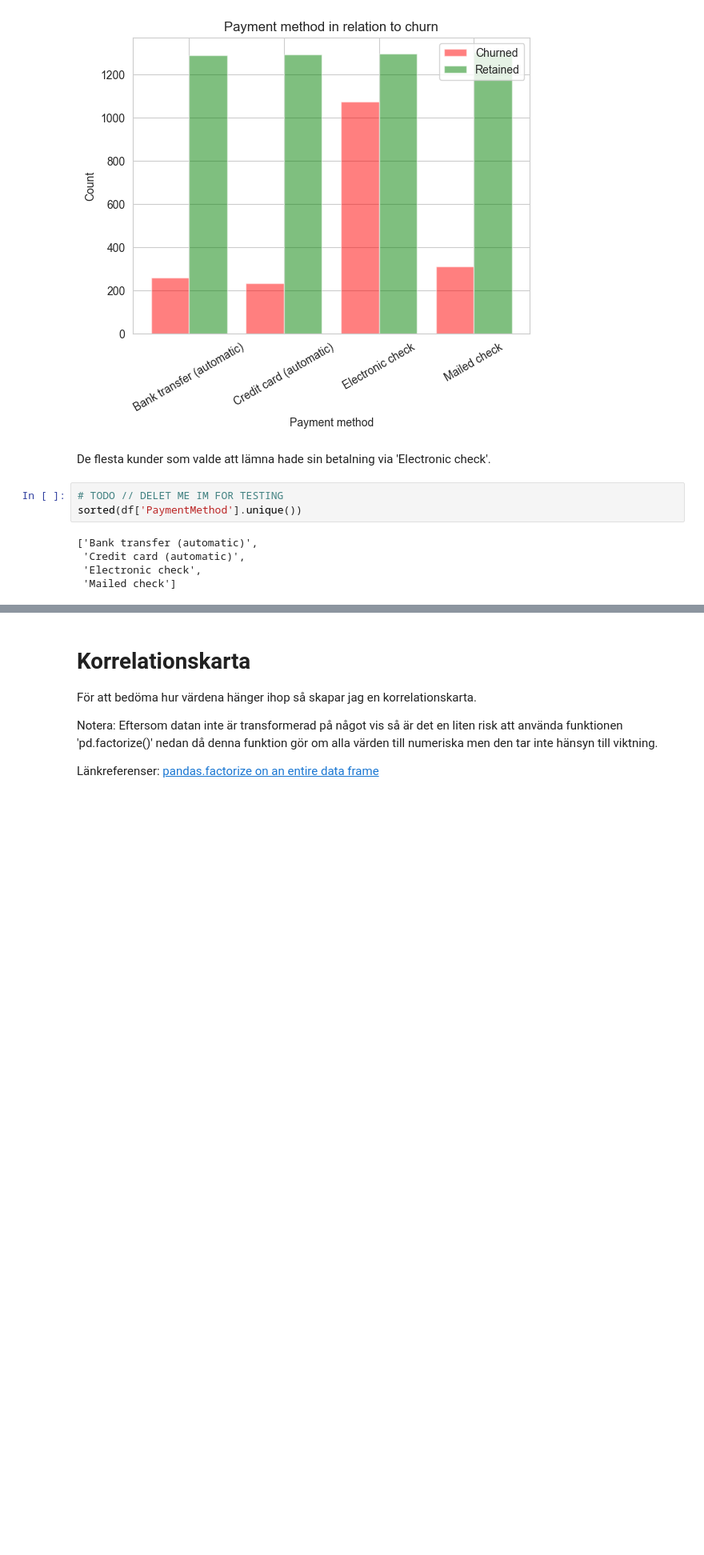
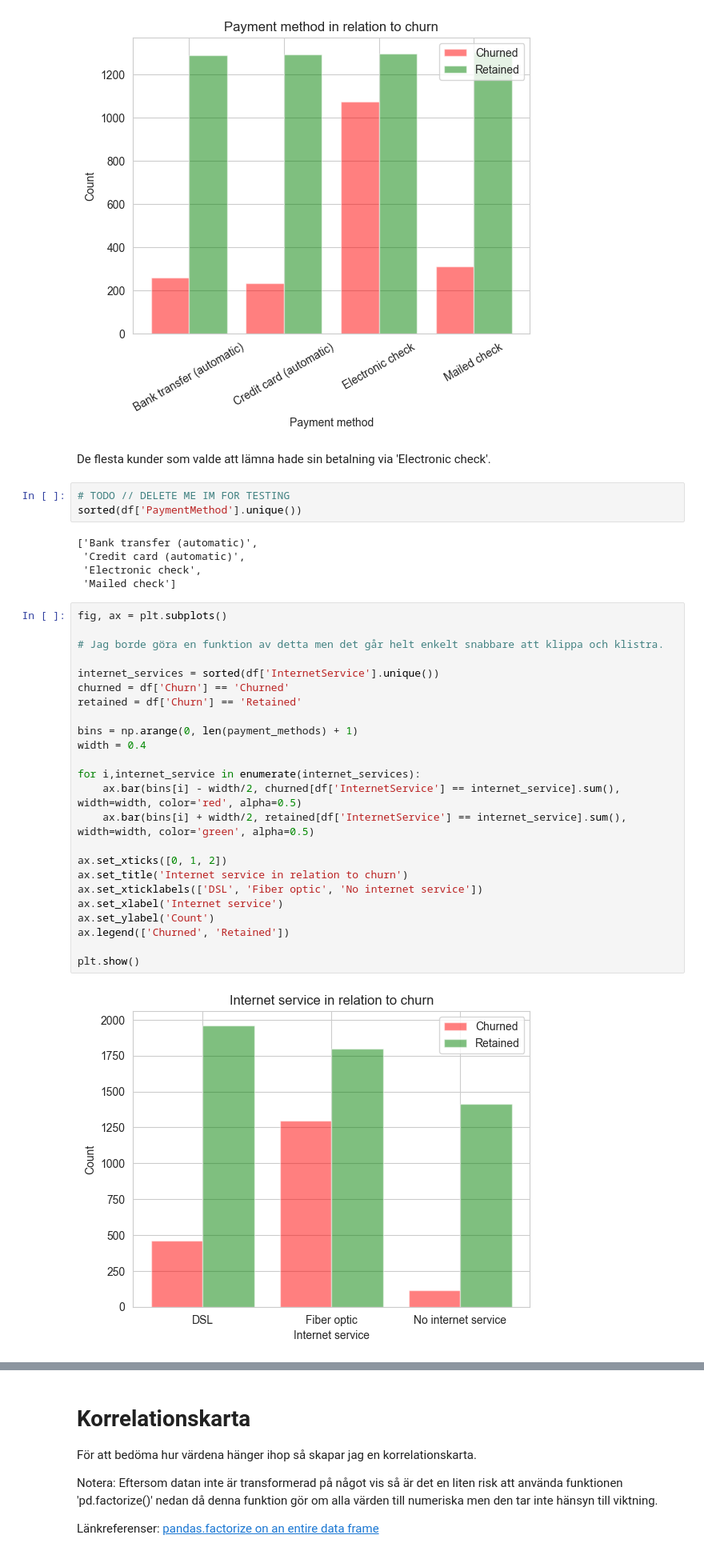
Before and after one commit to HermanCoding/AI2_Inlamning1, a Jupyter notebook: Inlamning1.ipynb, the cells around one changed output, grey strips where cells are left out. Shown at 80% size. Drawn from its saved outputs; the diff is of its cells as text; blank space fills up the shorter version.

```diff
--- a/Inlamning1.ipynb
+++ b/Inlamning1.ipynb
@@ -338,10 +341,36 @@ plt.show()
 # %% [markdown]
 De flesta kunder som valde att lämna hade sin betalning via 'Electronic check'.
 # %%
-# TODO // DELET ME IM FOR TESTING
+# TODO // DELETE ME IM FOR TESTING
 sorted(df['PaymentMethod'].unique())
 # %% [output]
 ['Bank transfer (automatic)',
  'Credit card (automatic)',
  'Electronic check',
  'Mailed check']
+# %%
+fig, ax = plt.subplots()
+
+# Jag borde göra en funktion av detta men det går helt enkelt snabbare att klippa och klistra.
+
+internet_services = sorted(df['InternetService'].unique())
+churned = df['Churn'] == 'Churned'
+retained = df['Churn'] == 'Retained'
+
+bins = np.arange(0, len(payment_methods) + 1)
+width = 0.4
+
+for i,internet_service in enumerate(internet_services):
+    ax.bar(bins[i] - width/2, churned[df['InternetService'] == internet_service].sum(), width=width, color='red', alpha=0.5)
+    ax.bar(bins[i] + width/2, retained[df['InternetService'] == internet_service].sum(), width=width, color='green', alpha=0.5)
+
+ax.set_xticks([0, 1, 2])
+ax.set_title('Internet service in relation to churn')
+ax.set_xticklabels(['DSL', 'Fiber optic', 'No internet service'])
+ax.set_xlabel('Internet service')
+ax.set_ylabel('Count')
+ax.legend(['Churned', 'Retained'])
+
+plt.show()
+# %% [output]
+[figure, added]
```
Also changed, not shown: parts of 17 cells of this notebook.
